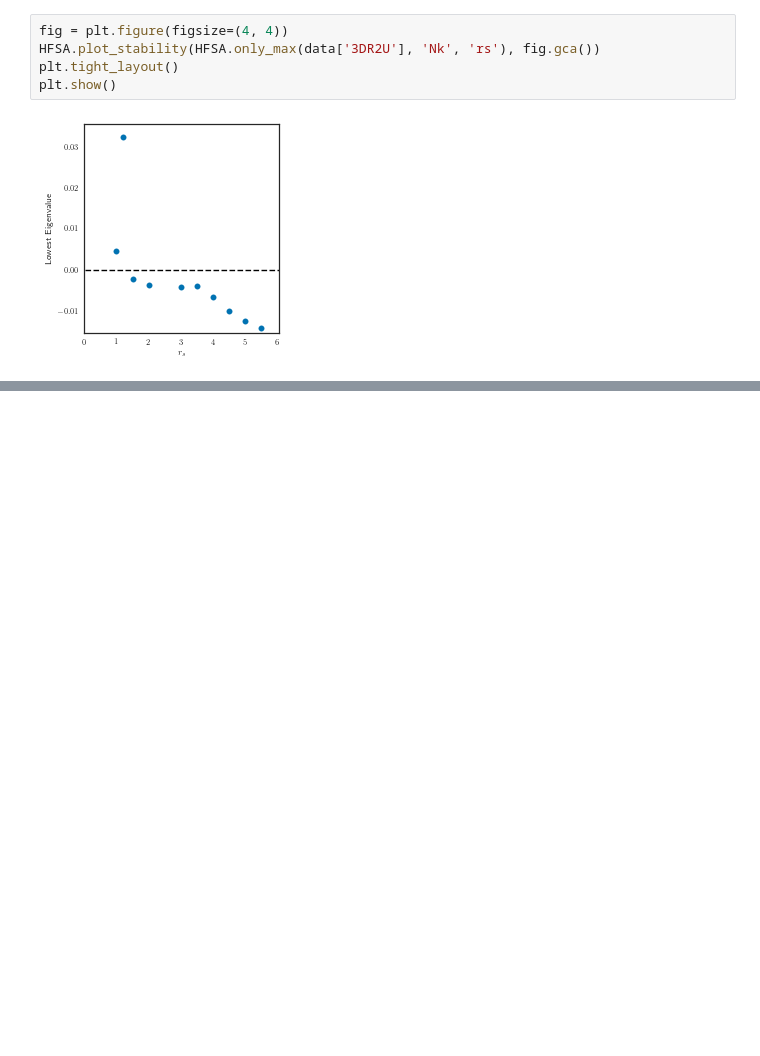
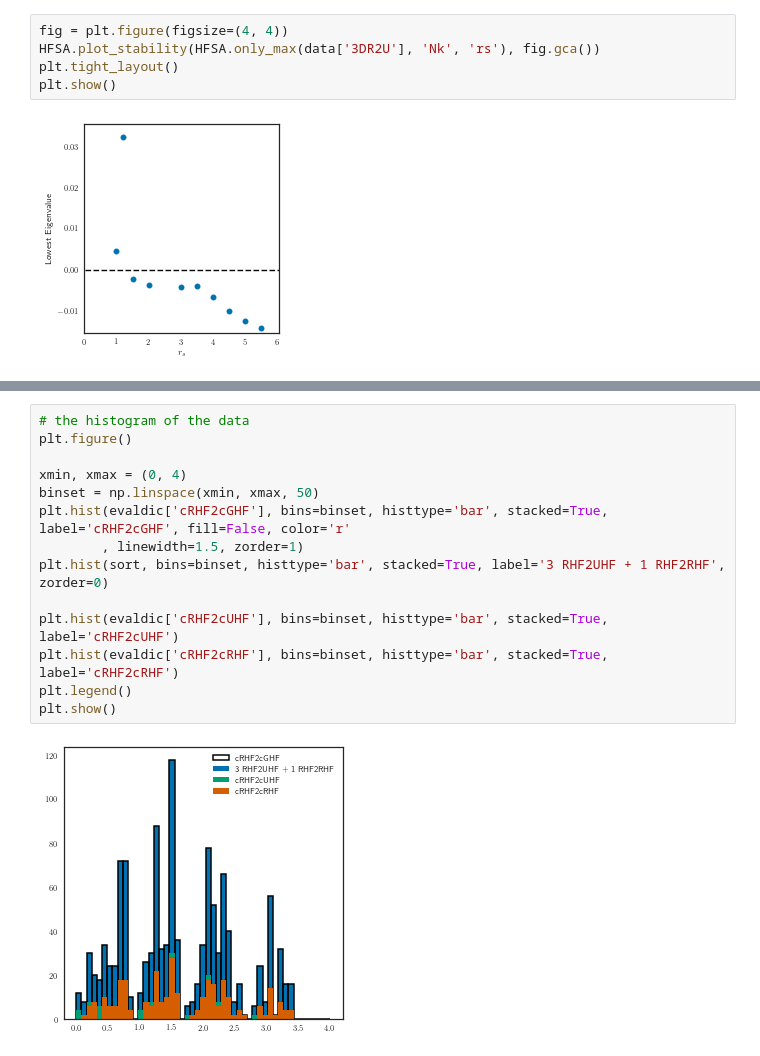
Before and after one commit to ecurtin2/HF-Stability, a Jupyter notebook: analysis/Analyzer.ipynb, the cells around one changed output, grey strips where cells are left out. Drawn from its saved outputs; the diff is of its cells as text; blank space fills up the shorter version.

```diff
--- a/analysis/Analyzer.ipynb
+++ b/analysis/Analyzer.ipynb
@@ -138,0 +169,16 @@ plt.show()
+# %%
+# the histogram of the data
+plt.figure()
+
+xmin, xmax = (0, 4)
+binset = np.linspace(xmin, xmax, 50)
+plt.hist(evaldic['cRHF2cGHF'], bins=binset, histtype='bar', stacked=True, label='cRHF2cGHF', fill=False, color='r'
+        , linewidth=1.5, zorder=1)
+plt.hist(sort, bins=binset, histtype='bar', stacked=True, label='3 RHF2UHF + 1 RHF2RHF', zorder=0)
+
+plt.hist(evaldic['cRHF2cUHF'], bins=binset, histtype='bar', stacked=True, label='cRHF2cUHF')
+plt.hist(evaldic['cRHF2cRHF'], bins=binset, histtype='bar', stacked=True, label='cRHF2cRHF')
+plt.legend()
+plt.show()
+# %% [output]
+[figure, added]
```
Also changed, not shown: parts of 7 cells of this notebook, 12 other files.
